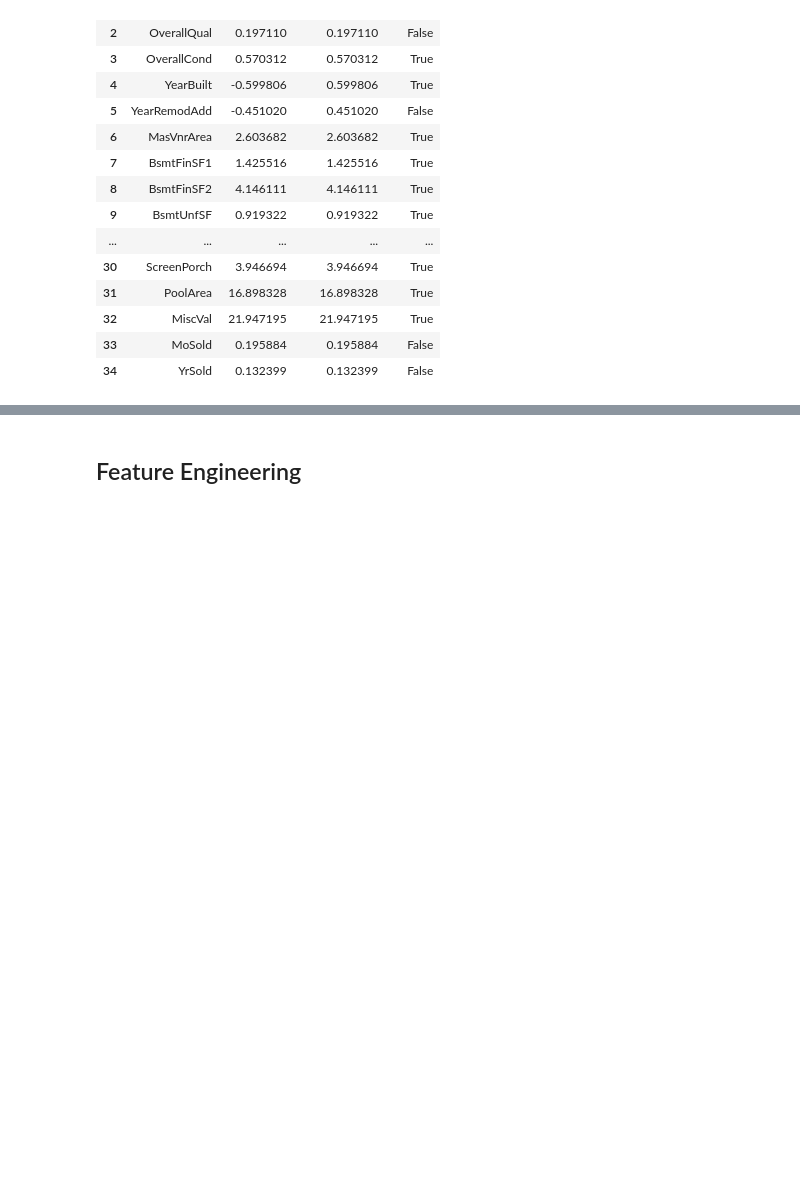
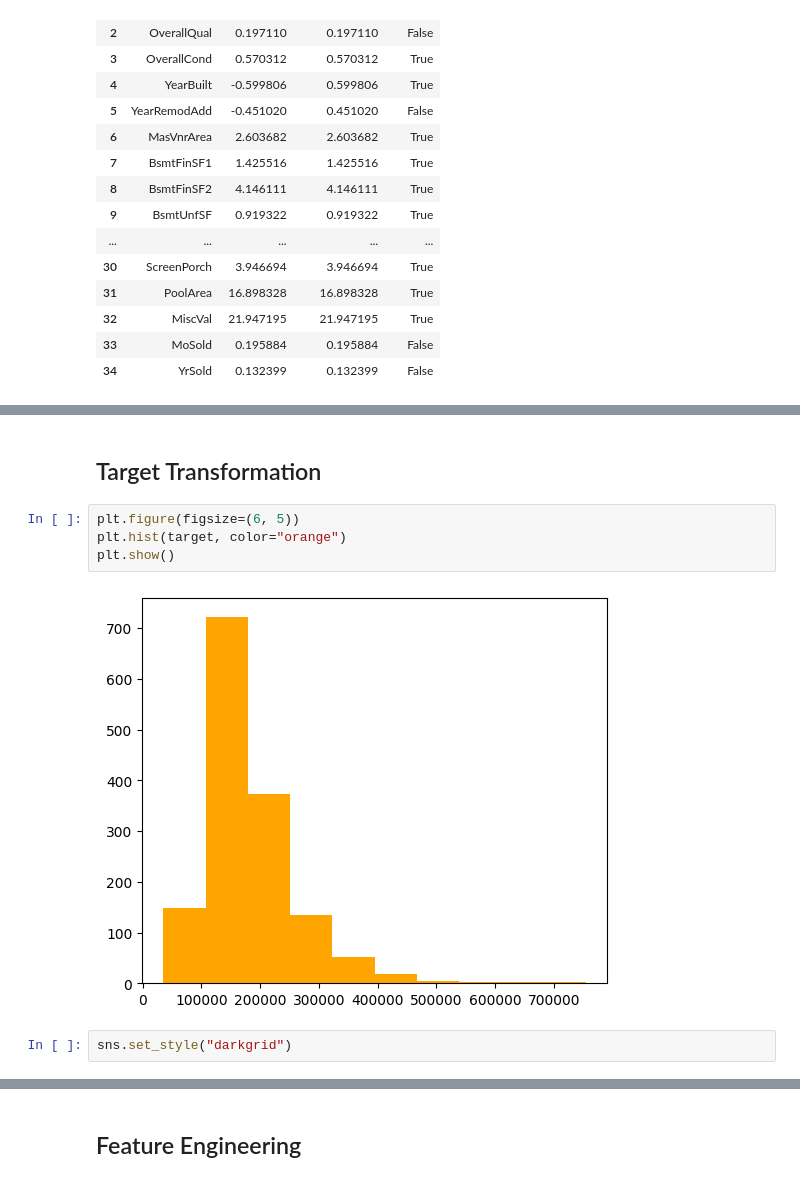
Before and after one commit to OlawoyeTaofeek/HandsOnML, a Jupyter notebook: regression/Advanced House Price Prediction/main.ipynb, the cells around one changed output, grey strips where cells are left out. Saved outputs shown, nothing was run; the diff lists cells and outputs as text; blank space fills up the shorter version.

```diff
--- a/regression/Advanced House Price Prediction/main.ipynb
+++ b/regression/Advanced House Price Prediction/main.ipynb
@@ -491,0 +627,12 @@ skew_df
+# %% [markdown]
+<!-- Section 5: Target Transformation -->
+<a id="target-transformation"></a>
+## Target Transformation
+# %%
+plt.figure(figsize=(6, 5))
+plt.hist(target, color="orange")
+plt.show()
+# %% [output]
+[figure, added]
+# %%
+sns.set_style("darkgrid")
```
Also changed, not shown: parts of 22 cells of this notebook, 3 other files.
